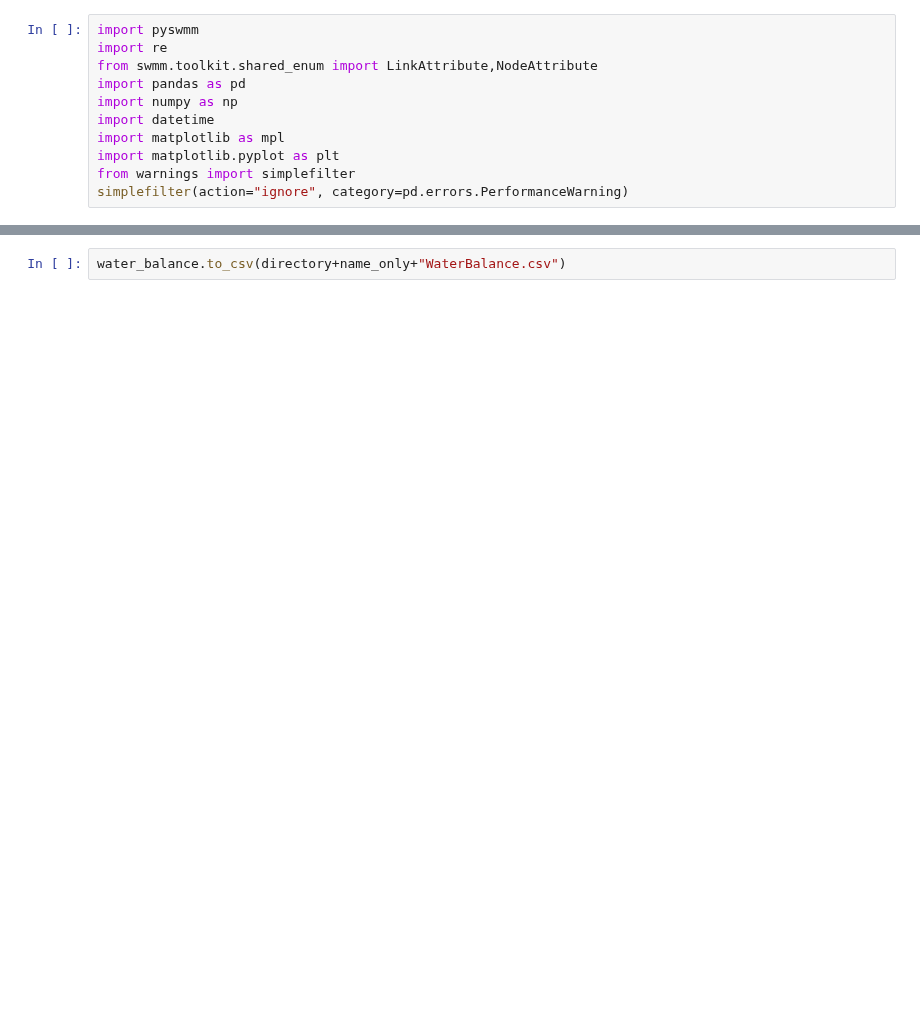
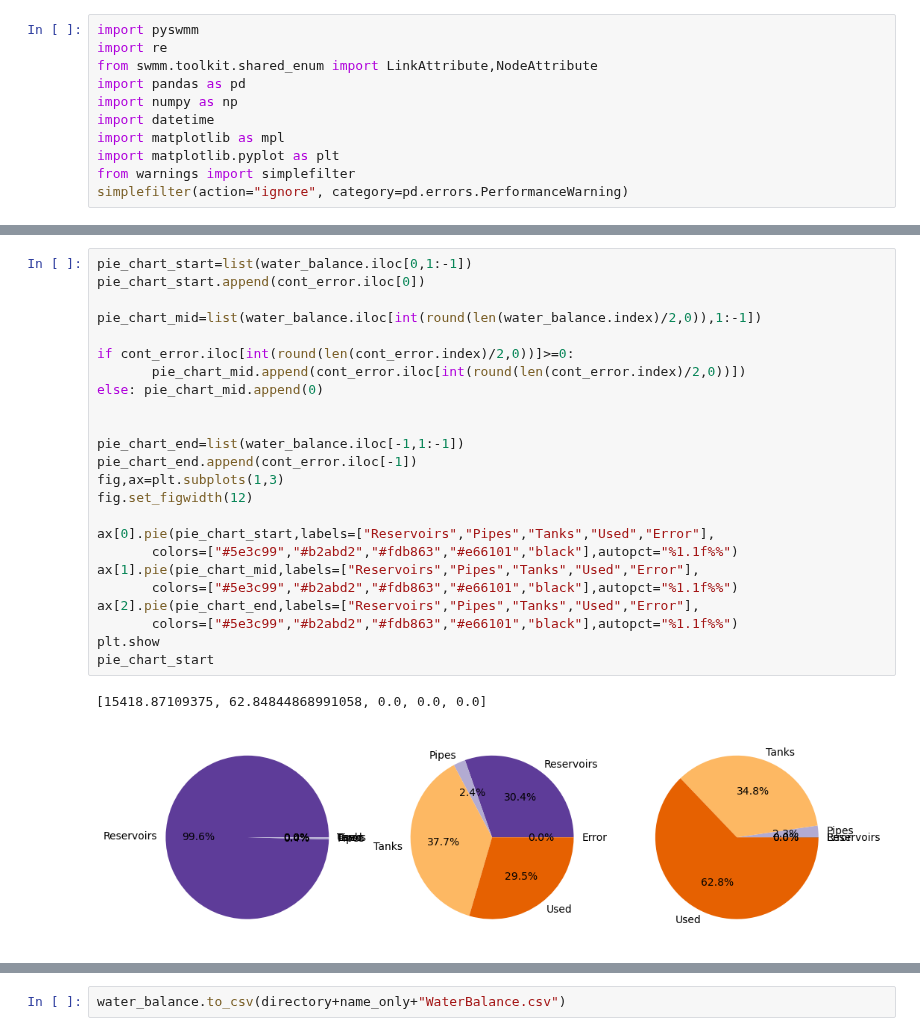
Before and after one commit to Omar-Abdelazeem/IWS-Modelling-Methods, a Jupyter notebook: Utilities-tools/water_balance.ipynb, the cells around one changed output, grey strips where cells are left out. Cells and saved outputs as stored; diff of their text form; blank space fills up the shorter version.

```diff
--- a/Utilities-tools/water_balance.ipynb
+++ b/Utilities-tools/water_balance.ipynb
@@ -91,0 +144,27 @@ ax.plot(water_balance["Time"],cont_error)
+# %%
+pie_chart_start=list(water_balance.iloc[0,1:-1])
+pie_chart_start.append(cont_error.iloc[0])
+
+pie_chart_mid=list(water_balance.iloc[int(round(len(water_balance.index)/2,0)),1:-1])
+
+if cont_error.iloc[int(round(len(cont_error.index)/2,0))]>=0:
+       pie_chart_mid.append(cont_error.iloc[int(round(len(cont_error.index)/2,0))])
+else: pie_chart_mid.append(0)
+
+
+pie_chart_end=list(water_balance.iloc[-1,1:-1])
+pie_chart_end.append(cont_error.iloc[-1])
+fig,ax=plt.subplots(1,3)
+fig.set_figwidth(12)
+
+ax[0].pie(pie_chart_start,labels=["Reservoirs","Pipes","Tanks","Used","Error"],
+       colors=["#5e3c99","#b2abd2","#fdb863","#e66101","black"],autopct="%1.1f%%")
+ax[1].pie(pie_chart_mid,labels=["Reservoirs","Pipes","Tanks","Used","Error"],
+       colors=["#5e3c99","#b2abd2","#fdb863","#e66101","black"],autopct="%1.1f%%")
+ax[2].pie(pie_chart_end,labels=["Reservoirs","Pipes","Tanks","Used","Error"],
+       colors=["#5e3c99","#b2abd2","#fdb863","#e66101","black"],autopct="%1.1f%%")
+plt.show
+pie_chart_start
+# %% [output]
+[15418.87109375, 62.84844868991058, 0.0, 0.0, 0.0]
+[figure, added]
```
Also changed, not shown: parts of 5 cells of this notebook, 5 other files.
